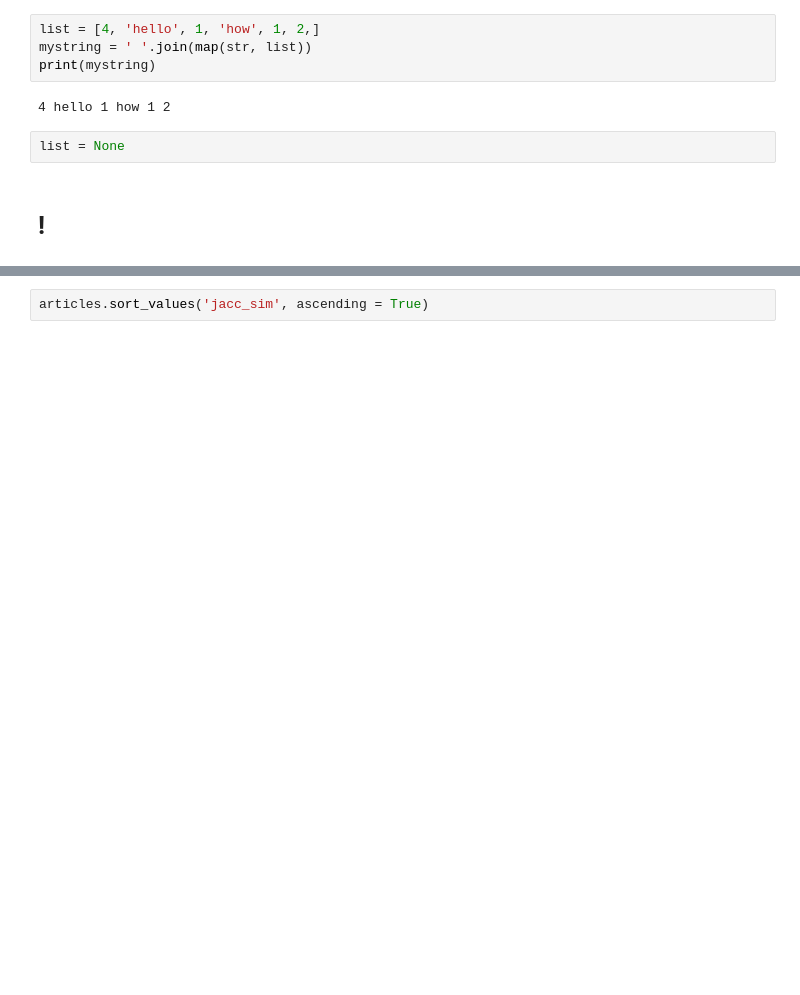
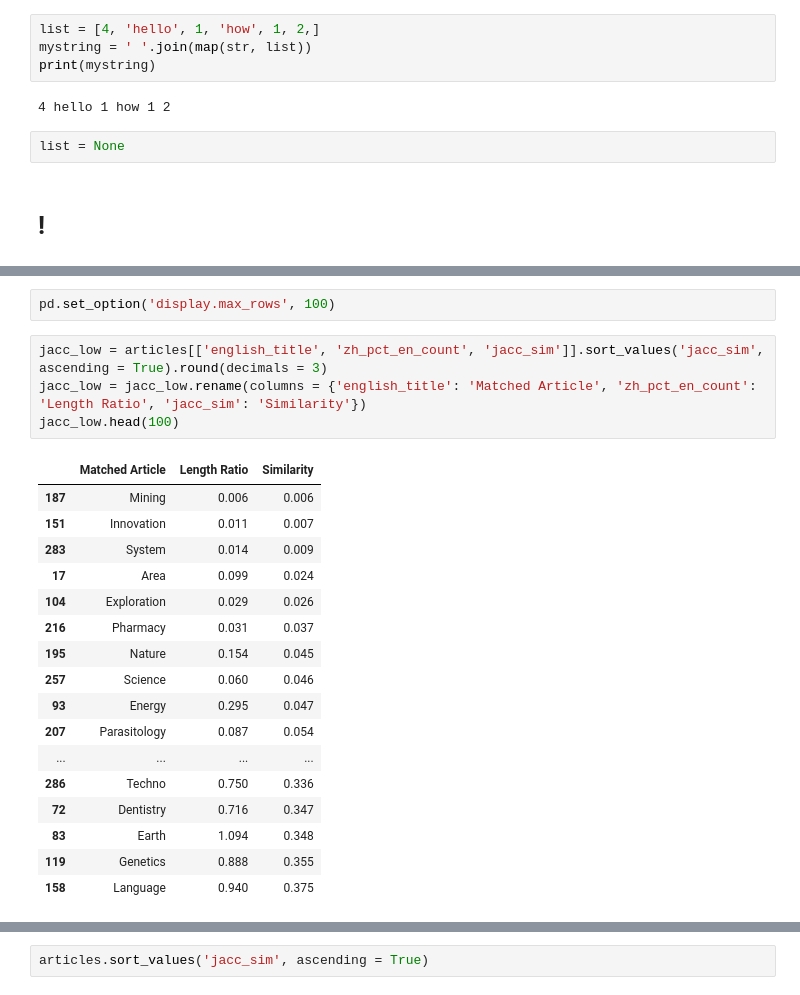
Before and after one commit to dajaea/atlas, a Jupyter notebook: notebooks/eda_matched_content.ipynb, the cells around one changed output, grey strips where cells are left out. Cells and saved outputs as stored; diff of their text form; blank space fills up the shorter version.

```diff
--- a/notebooks/eda_matched_content.ipynb
+++ b/notebooks/eda_matched_content.ipynb
@@ -386,3 +404,27 @@ articles.head()
 | 17 | area | Area | [Area, quantity, expresses, exten... | Area | [Area, group, established, 1972, ... | 2796 | 278 | ... |
 | 18 | arts | The arts | [The, arts, wide, range, human, p... | Art species | [Art, manifestation, performance,... | 2156 | 1609 | ... |
 | 29 | Biochemistry | Biochemistry | [Biochemistry, biological, chemis... | Biochemistry | [Biochemistry, English, Biochemis... | 2889 | 1867 | ... |
+# %%
+pd.set_option('display.max_rows', 100)
+# %%
+jacc_low = articles[['english_title', 'zh_pct_en_count', 'jacc_sim']].sort_values('jacc_sim', ascending = True).round(decimals = 3)
+jacc_low = jacc_low.rename(columns = {'english_title': 'Matched Article', 'zh_pct_en_count': 'Length Ratio', 'jacc_sim': 'Similarity'})
+jacc_low.head(100)
+# %% [output]
+|  | Matched Article | Length Ratio | Similarity |
+| 187 | Mining | 0.006 | 0.006 |
+| 151 | Innovation | 0.011 | 0.007 |
+| 283 | System | 0.014 | 0.009 |
+| 17 | Area | 0.099 | 0.024 |
+| 104 | Exploration | 0.029 | 0.026 |
+| 216 | Pharmacy | 0.031 | 0.037 |
+| 195 | Nature | 0.154 | 0.045 |
+| 257 | Science | 0.060 | 0.046 |
+| 93 | Energy | 0.295 | 0.047 |
+| 207 | Parasitology | 0.087 | 0.054 |
+| ... | ... | ... | ... |
+| 286 | Techno | 0.750 | 0.336 |
+| 72 | Dentistry | 0.716 | 0.347 |
+| 83 | Earth | 1.094 | 0.348 |
+| 119 | Genetics | 0.888 | 0.355 |
+| 158 | Language | 0.940 | 0.375 |
```
Also changed, not shown: parts of 11 cells of this notebook, 3 other files.
